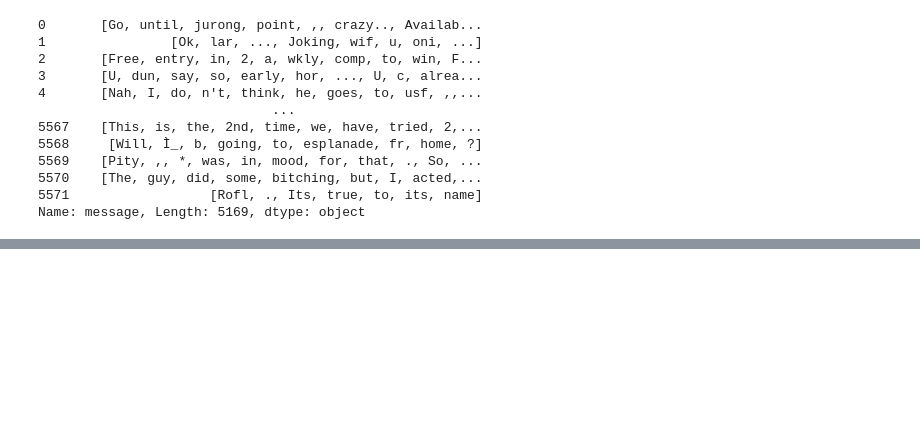
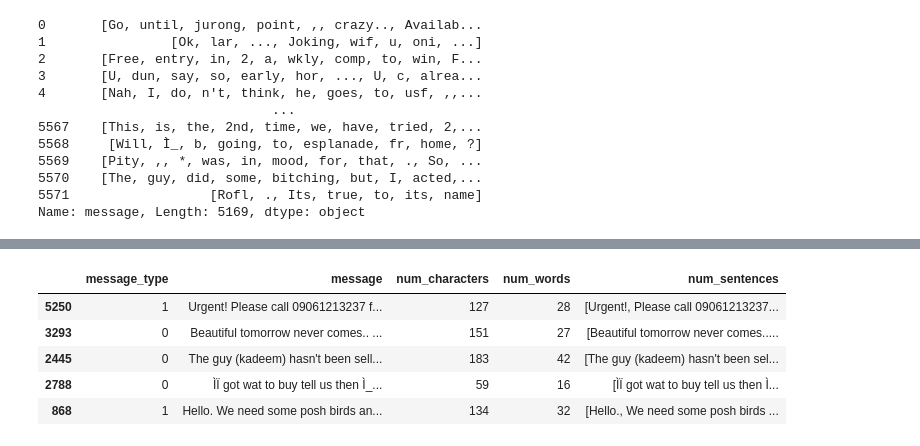
Before and after one commit to RiyaParikh0112/100-Days-of-ML, a Jupyter notebook: sms-spam-classification.ipynb, the cells around one changed output, grey strips where cells are left out. Cells and saved outputs as stored; diff of their text form; code cells hidden in the pictures; blank space fills up the shorter version.

```diff
--- a/sms-spam-classification.ipynb
+++ b/sms-spam-classification.ipynb
@@ -179,3 +180,7 @@ df['message'].apply(lambda x: nltk.word_tokenize(x))
 5570    [The, guy, did, some, bitching, but, I, acted,...
 5571                  [Rofl, ., Its, true, to, its, name]
 Name: message, Length: 5169, dtype: object
+# %%
+#now find the length of each of the list to get the total number of words in each list
+df['num_words']=df['message'].apply(lambda x:len(nltk.word_tokenize(x)))
+df.sample(5)
@@ -181,0 +194,11 @@ Name: message, Length: 5169, dtype: object
+# %%
+#finding number of sentences
+df['num_sentences']=df['message'].apply(lambda x: nltk.sent_tokenize(x))
+df.sample(5)
+# %% [output]
+|  | message_type | message | num_characters | num_words | num_sentences |
+| 5250 | 1 | Urgent! Please call 09061213237 f... | 127 | 28 | [Urgent!, Please call 09061213237... |
+| 3293 | 0 | Beautiful tomorrow never comes.. ... | 151 | 27 | [Beautiful tomorrow never comes..... |
+| 2445 | 0 | The guy (kadeem) hasn't been sell... | 183 | 42 | [The guy (kadeem) hasn't been sel... |
+| 2788 | 0 | ÌÏ got wat to buy tell us then Ì_... | 59 | 16 | [ÌÏ got wat to buy tell us then Ì... |
+| 868 | 1 | Hello. We need some posh birds an... | 134 | 32 | [Hello., We need some posh birds ... |
```
Also changed, not shown: parts of 8 cells of this notebook.
